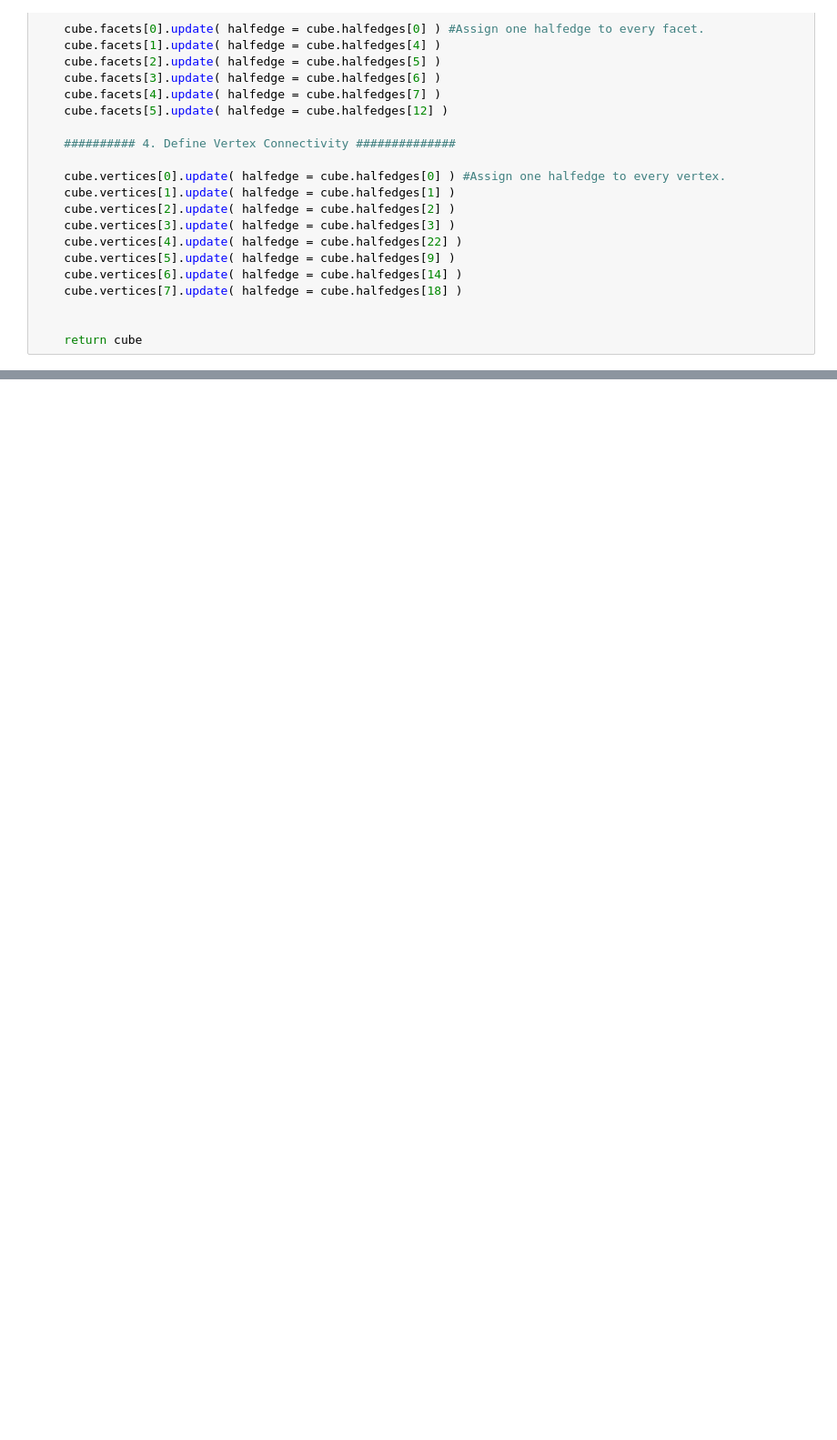
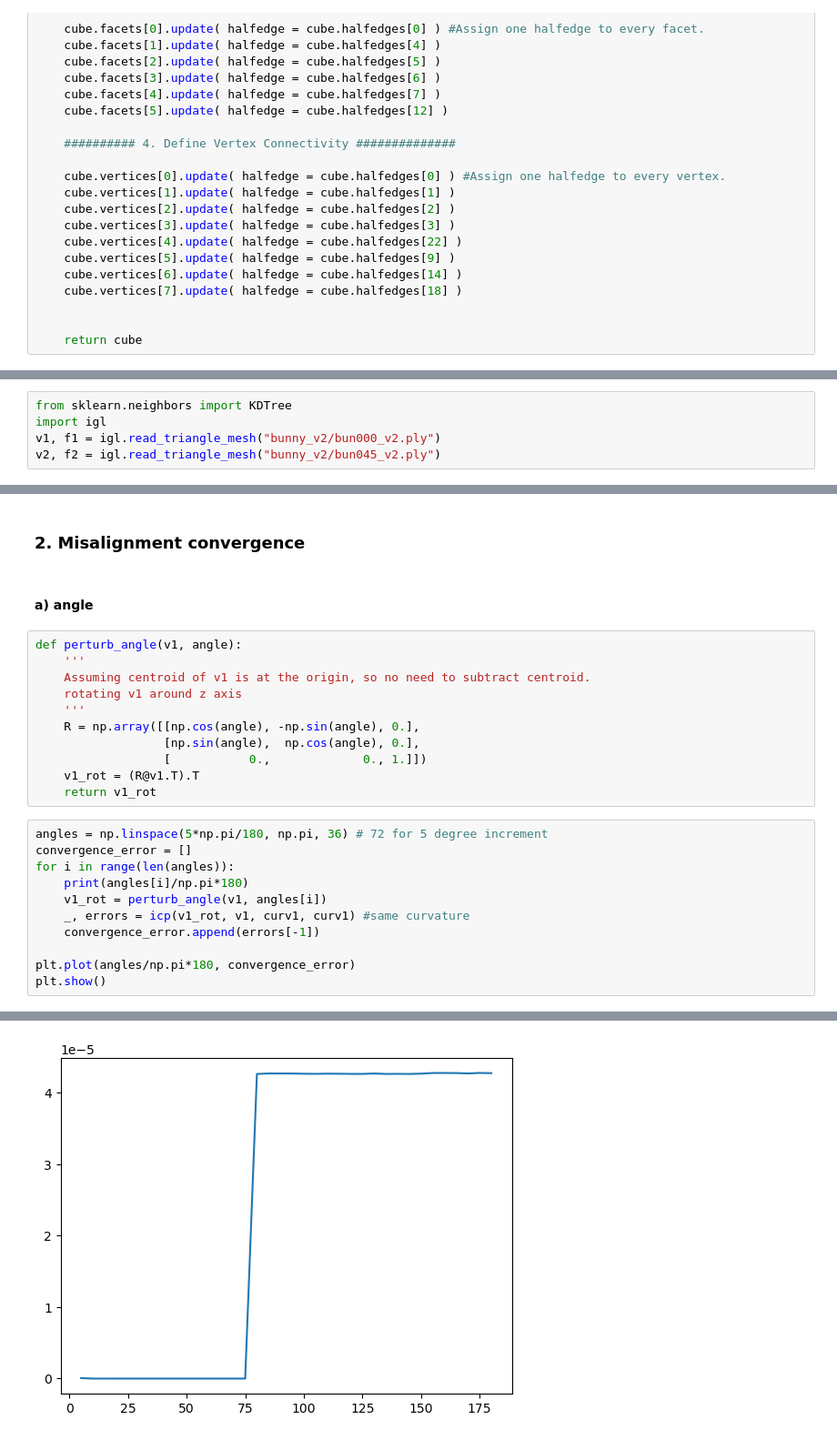
Before and after one commit to wangzican/COMP0119, a Jupyter notebook: course_work_1/CW1.ipynb, the cells around one changed output, grey strips where cells are left out. Shown at 91% size. Saved outputs shown, nothing was run; the diff lists cells and outputs as text; blank space fills up the shorter version.

```diff
--- a/course_work_1/CW1.ipynb
+++ b/course_work_1/CW1.ipynb
@@ -114,0 +203,5 @@ tetra.write_off('my_cube.off')
+# %%
+from sklearn.neighbors import KDTree
+import igl
+v1, f1 = igl.read_triangle_mesh("bunny_v2/bun000_v2.ply")
+v2, f2 = igl.read_triangle_mesh("bunny_v2/bun045_v2.ply")
@@ -114,0 +351,27 @@ tetra.write_off('my_cube.off')
+# %% [markdown]
+### 2. Misalignment convergence
+# %% [markdown]
+#### a) angle
+# %%
+def perturb_angle(v1, angle):
+    '''
+    Assuming centroid of v1 is at the origin, so no need to subtract centroid.
+    rotating v1 around z axis
+    '''
+    R = np.array([[np.cos(angle), -np.sin(angle), 0.],
+                  [np.sin(angle),  np.cos(angle), 0.],
+                  [           0.,             0., 1.]])
+    v1_rot = (R@v1.T).T
+    return v1_rot
+# %%
+angles = np.linspace(5*np.pi/180, np.pi, 36) # 72 for 5 degree increment
+convergence_error = []
+for i in range(len(angles)):
+    print(angles[i]/np.pi*180)
+    v1_rot = perturb_angle(v1, angles[i])
+    _, errors = icp(v1_rot, v1, curv1, curv1) #same curvature
+    convergence_error.append(errors[-1])
+
+plt.plot(angles/np.pi*180, convergence_error)
+plt.show()
+# %% [output]
@@ -114,0 +395 @@ tetra.write_off('my_cube.off')
+[figure, added]
```
Also changed, not shown: parts of 31 cells of this notebook, 26 other files.
